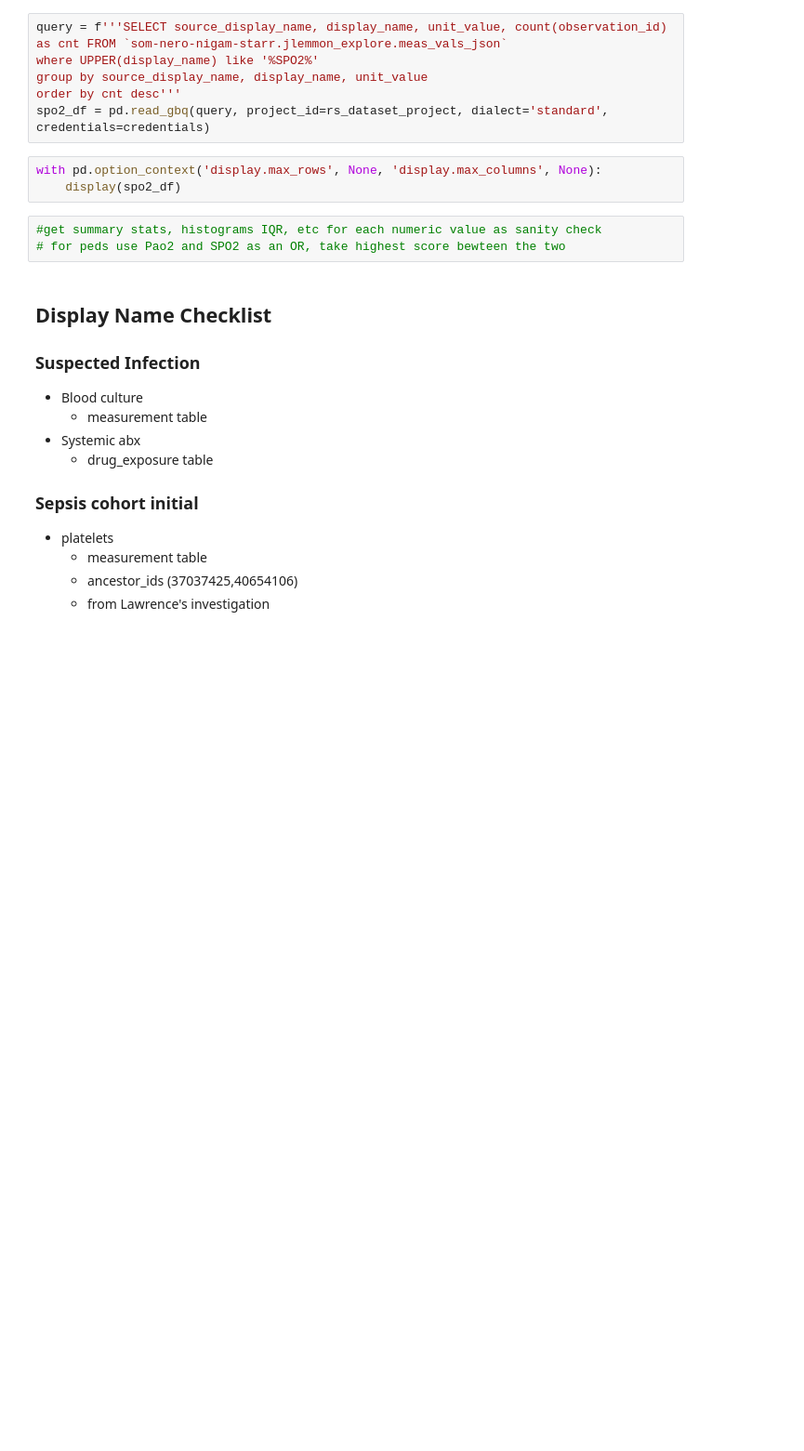
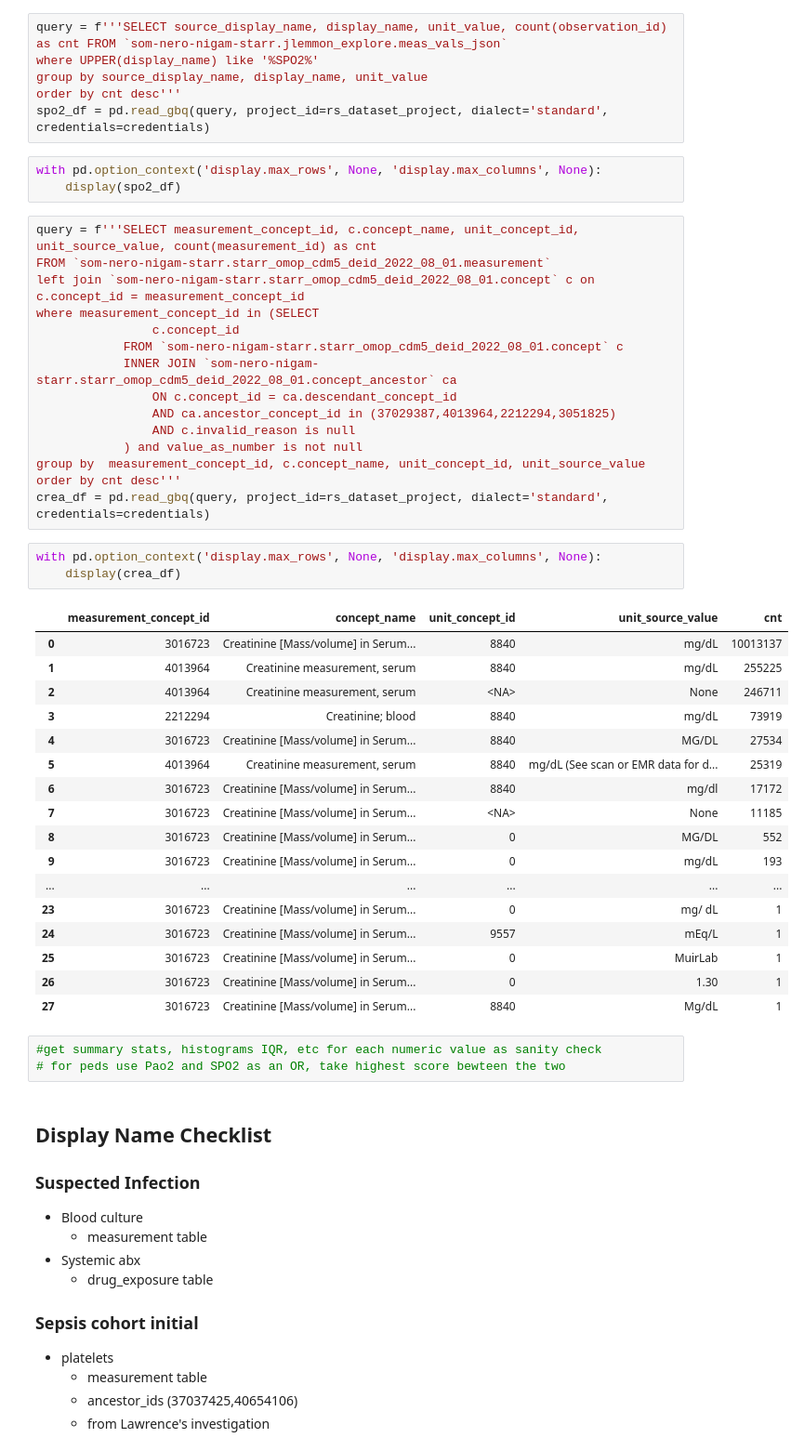
Before and after one commit to som-shahlab/adult_ped_transfer_learning, a Jupyter notebook: experiments/notebooks/meas_dist.ipynb, the cells around one changed output. Shown at 93% size. Drawn from its saved outputs; the diff is of its cells as text; blank space fills up the shorter version.

```diff
--- a/experiments/notebooks/meas_dist.ipynb
+++ b/experiments/notebooks/meas_dist.ipynb
@@ -280,6 +280,42 @@ spo2_df = pd.read_gbq(query, project_id=rs_dataset_project, dialect='standard',
 # %%
 with pd.option_context('display.max_rows', None, 'display.max_columns', None):
     display(spo2_df)
+# %%
+query = f'''SELECT measurement_concept_id, c.concept_name, unit_concept_id, unit_source_value, count(measurement_id) as cnt
+FROM `som-nero-nigam-starr.starr_omop_cdm5_deid_2022_08_01.measurement`
+left join `som-nero-nigam-starr.starr_omop_cdm5_deid_2022_08_01.concept` c on c.concept_id = measurement_concept_id
+where measurement_concept_id in (SELECT
+                c.concept_id
+            FROM `som-nero-nigam-starr.starr_omop_cdm5_deid_2022_08_01.concept` c
+            INNER JOIN `som-nero-nigam-starr.starr_omop_cdm5_deid_2022_08_01.concept_ancestor` ca
+                ON c.concept_id = ca.descendant_concept_id
+                AND ca.ancestor_concept_id in (37029387,4013964,2212294,3051825)
+                AND c.invalid_reason is null
+            ) and value_as_number is not null
+group by  measurement_concept_id, c.concept_name, unit_concept_id, unit_source_value
+order by cnt desc'''
+crea_df = pd.read_gbq(query, project_id=rs_dataset_project, dialect='standard', credentials=credentials)
+# %%
+with pd.option_context('display.max_rows', None, 'display.max_columns', None):
+    display(crea_df)
+# %% [output]
+|  | measurement_concept_id | concept_name | unit_concept_id | unit_source_value | cnt |
+| 0 | 3016723 | Creatinine [Mass/volume] in Serum... | 8840 | mg/dL | 10013137 |
+| 1 | 4013964 | Creatinine measurement, serum | 8840 | mg/dL | 255225 |
+| 2 | 4013964 | Creatinine measurement, serum | <NA> | None | 246711 |
+| 3 | 2212294 | Creatinine; blood | 8840 | mg/dL | 73919 |
+| 4 | 3016723 | Creatinine [Mass/volume] in Serum... | 8840 | MG/DL | 27534 |
+| 5 | 4013964 | Creatinine measurement, serum | 8840 | mg/dL (See scan or EMR data for d... | 25319 |
+| 6 | 3016723 | Creatinine [Mass/volume] in Serum... | 8840 | mg/dl | 17172 |
+| 7 | 3016723 | Creatinine [Mass/volume] in Serum... | <NA> | None | 11185 |
+| 8 | 3016723 | Creatinine [Mass/volume] in Serum... | 0 | MG/DL | 552 |
+| 9 | 3016723 | Creatinine [Mass/volume] in Serum... | 0 | mg/dL | 193 |
+| ... | ... | ... | ... | ... | ... |
+| 23 | 3016723 | Creatinine [Mass/volume] in Serum... | 0 | mg/ dL | 1 |
+| 24 | 3016723 | Creatinine [Mass/volume] in Serum... | 9557 | mEq/L | 1 |
+| 25 | 3016723 | Creatinine [Mass/volume] in Serum... | 0 | MuirLab | 1 |
+| 26 | 3016723 | Creatinine [Mass/volume] in Serum... | 0 | 1.30 | 1 |
+| 27 | 3016723 | Creatinine [Mass/volume] in Serum... | 8840 | Mg/dL | 1 |
 # %%
 #get summary stats, histograms IQR, etc for each numeric value as sanity check
 # for peds use Pao2 and SPO2 as an OR, take highest score bewteen the two
```
Also changed, not shown: 26 other files.
